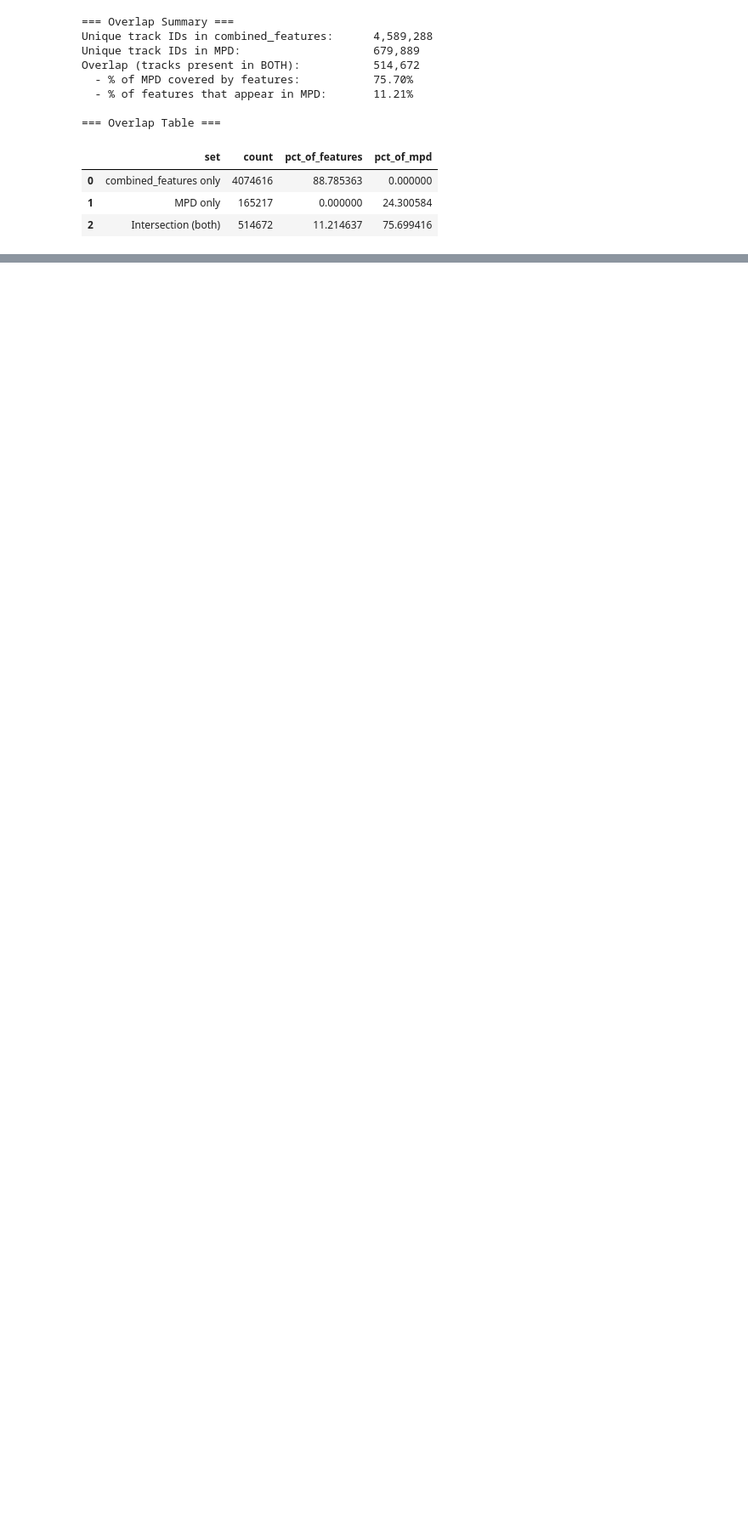
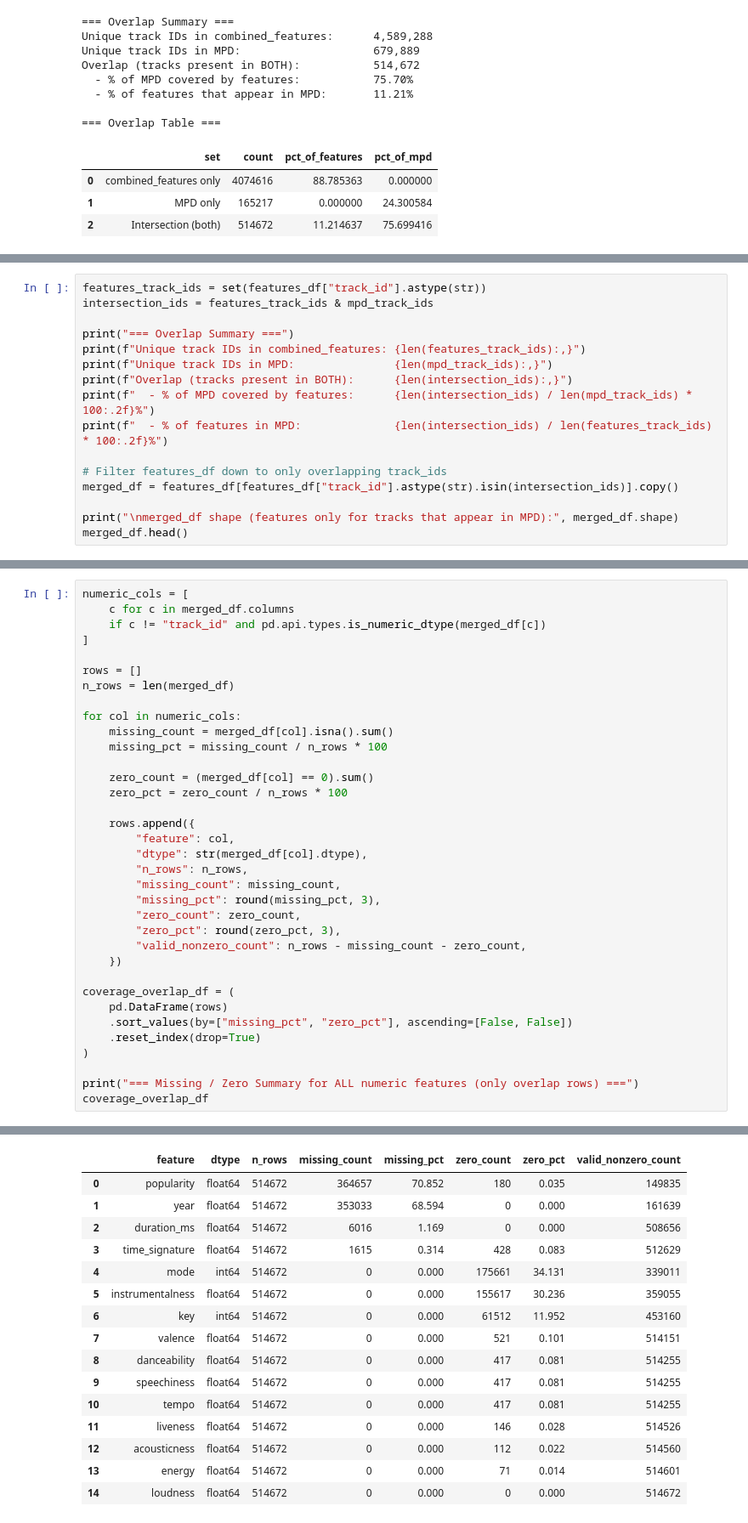
Before and after one commit to KieranSatheesan/Music_Recommender, a Jupyter notebook: notebooks/04_overlap.ipynb, the cells around one changed output, grey strips where cells are left out. Shown at 85% size. Drawn from its saved outputs; the diff is of its cells as text; blank space fills up the shorter version.

```diff
--- a/notebooks/overlap.ipynb
+++ b/notebooks/04_overlap.ipynb
@@ -206,0 +207,16 @@ Sample of overlapping tracks from combined_features:
+# %%
+features_track_ids = set(features_df["track_id"].astype(str))
+intersection_ids = features_track_ids & mpd_track_ids
+
+print("=== Overlap Summary ===")
+print(f"Unique track IDs in combined_features: {len(features_track_ids):,}")
+print(f"Unique track IDs in MPD:               {len(mpd_track_ids):,}")
+print(f"Overlap (tracks present in BOTH):      {len(intersection_ids):,}")
+print(f"  - % of MPD covered by features:      {len(intersection_ids) / len(mpd_track_ids) * 100:.2f}%")
+print(f"  - % of features in MPD:              {len(intersection_ids) / len(features_track_ids) * 100:.2f}%")
+
+# Filter features_df down to only overlapping track_ids
+merged_df = features_df[features_df["track_id"].astype(str).isin(intersection_ids)].copy()
+
+print("\nmerged_df shape (features only for tracks that appear in MPD):", merged_df.shape)
+merged_df.head()
@@ -206,0 +280,36 @@ Sample of overlapping tracks from combined_features:
+# %%
+numeric_cols = [
+    c for c in merged_df.columns
+    if c != "track_id" and pd.api.types.is_numeric_dtype(merged_df[c])
+]
+
+rows = []
+n_rows = len(merged_df)
+
+for col in numeric_cols:
+    missing_count = merged_df[col].isna().sum()
+    missing_pct = missing_count / n_rows * 100
+
+    zero_count = (merged_df[col] == 0).sum()
+    zero_pct = zero_count / n_rows * 100
+
+    rows.append({
+        "feature": col,
+        "dtype": str(merged_df[col].dtype),
+        "n_rows": n_rows,
+        "missing_count": missing_count,
+        "missing_pct": round(missing_pct, 3),
+        "zero_count": zero_count,
+        "zero_pct": round(zero_pct, 3),
+        "valid_nonzero_count": n_rows - missing_count - zero_count,
+    })
+
+coverage_overlap_df = (
+    pd.DataFrame(rows)
+    .sort_values(by=["missing_pct", "zero_pct"], ascending=[False, False])
+    .reset_index(drop=True)
+)
+
+print("=== Missing / Zero Summary for ALL numeric features (only overlap rows) ===")
+coverage_overlap_df
+# %% [output]
@@ -206,0 +317,16 @@ Sample of overlapping tracks from combined_features:
+|  | feature | dtype | n_rows | missing_count | missing_pct | zero_count | zero_pct | valid_nonzero_count |
+| 0 | popularity | float64 | 514672 | 364657 | 70.852 | 180 | 0.035 | 149835 |
+| 1 | year | float64 | 514672 | 353033 | 68.594 | 0 | 0.000 | 161639 |
+| 2 | duration_ms | float64 | 514672 | 6016 | 1.169 | 0 | 0.000 | 508656 |
+| 3 | time_signature | float64 | 514672 | 1615 | 0.314 | 428 | 0.083 | 512629 |
+| 4 | mode | int64 | 514672 | 0 | 0.000 | 175661 | 34.131 | 339011 |
+| 5 | instrumentalness | float64 | 514672 | 0 | 0.000 | 155617 | 30.236 | 359055 |
+| 6 | key | int64 | 514672 | 0 | 0.000 | 61512 | 11.952 | 453160 |
+| 7 | valence | float64 | 514672 | 0 | 0.000 | 521 | 0.101 | 514151 |
+| 8 | danceability | float64 | 514672 | 0 | 0.000 | 417 | 0.081 | 514255 |
+| 9 | speechiness | float64 | 514672 | 0 | 0.000 | 417 | 0.081 | 514255 |
+| 10 | tempo | float64 | 514672 | 0 | 0.000 | 417 | 0.081 | 514255 |
+| 11 | liveness | float64 | 514672 | 0 | 0.000 | 146 | 0.028 | 514526 |
+| 12 | acousticness | float64 | 514672 | 0 | 0.000 | 112 | 0.022 | 514560 |
+| 13 | energy | float64 | 514672 | 0 | 0.000 | 71 | 0.014 | 514601 |
+| 14 | loudness | float64 | 514672 | 0 | 0.000 | 0 | 0.000 | 514672 |
```
Also changed, not shown: parts of 5 cells of this notebook, 8 other files.
